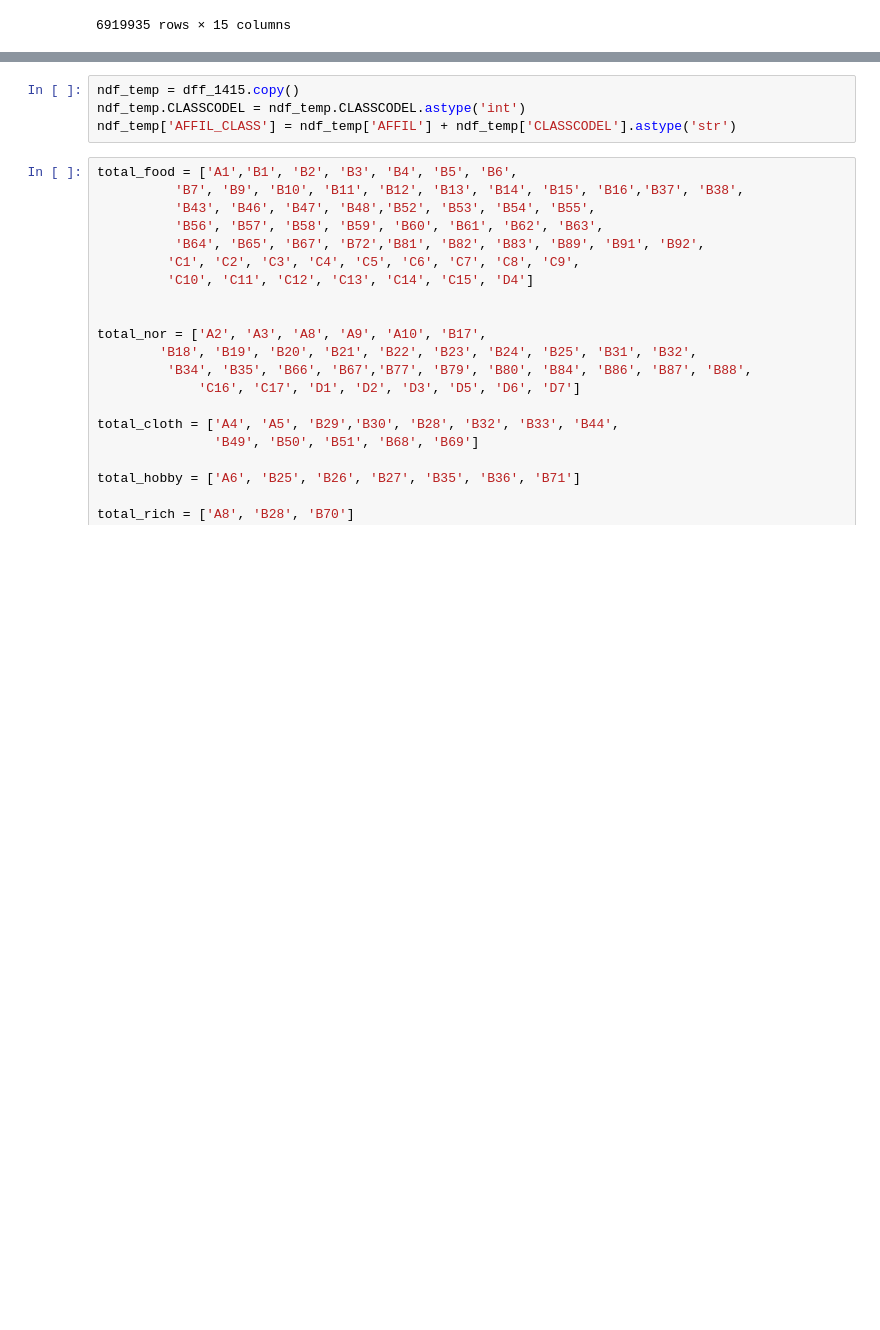
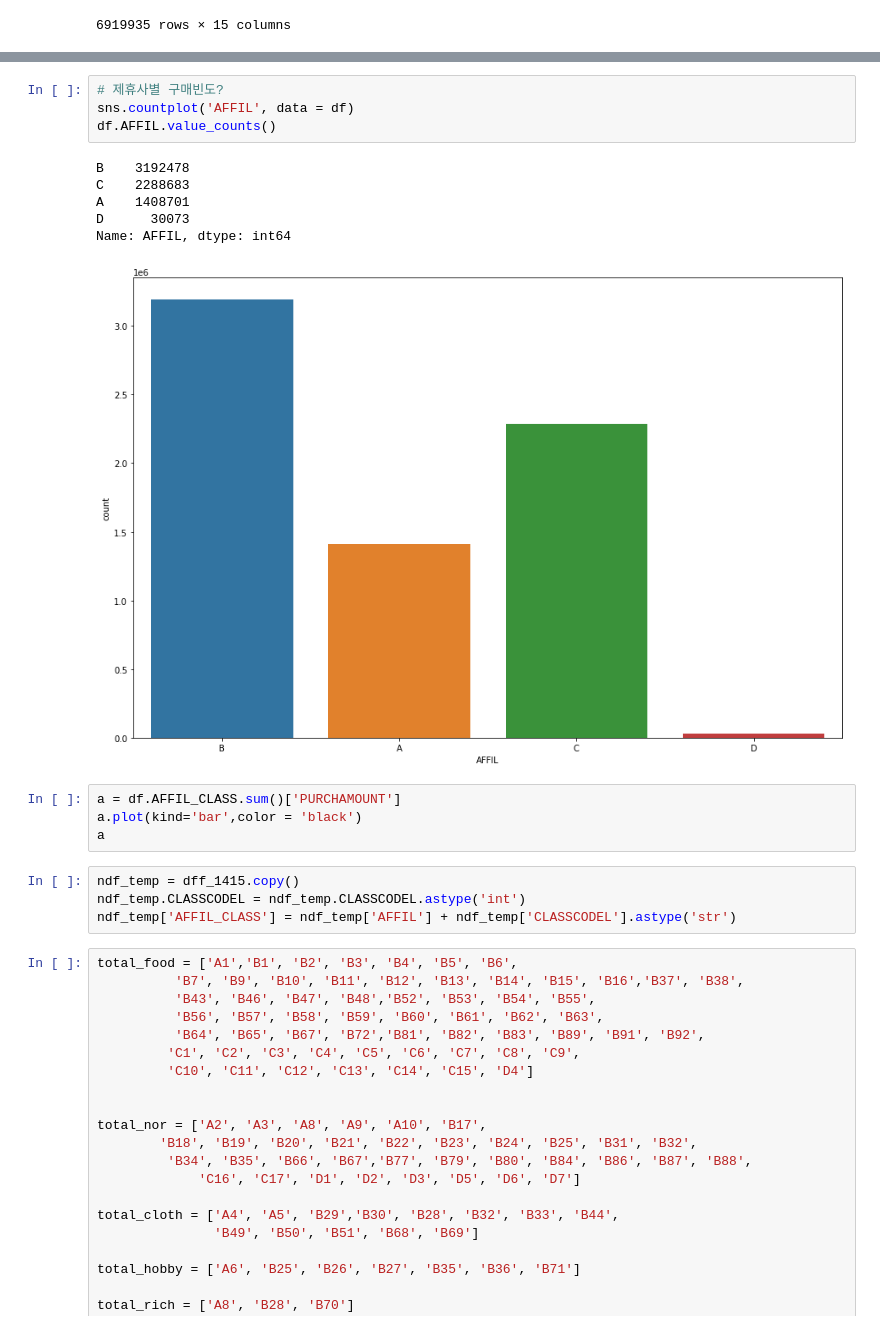
Before and after one commit to zoqls15/python, a Jupyter notebook: lmember.ipynb, the cells around one changed output, grey strips where cells are left out. Saved outputs shown, nothing was run; the diff lists cells and outputs as text; blank space fills up the shorter version.

```diff
--- a/lmember.ipynb
+++ b/lmember.ipynb
@@ -25,3 +55,18 @@ dff_1415
+# %%
+# 제휴사별 구매빈도?
+sns.countplot('AFFIL', data = df)
+df.AFFIL.value_counts()
+# %% [output]
+B    3192478
+C    2288683
+A    1408701
+D      30073
+Name: AFFIL, dtype: int64
+[figure, added]
+# %%
+a = df.AFFIL_CLASS.sum()['PURCHAMOUNT']
+a.plot(kind='bar',color = 'black')
+a
 # %%
 ndf_temp = dff_1415.copy()
 ndf_temp.CLASSCODEL = ndf_temp.CLASSCODEL.astype('int')
```
Also changed, not shown: parts of 11 cells of this notebook, 4 other files.
